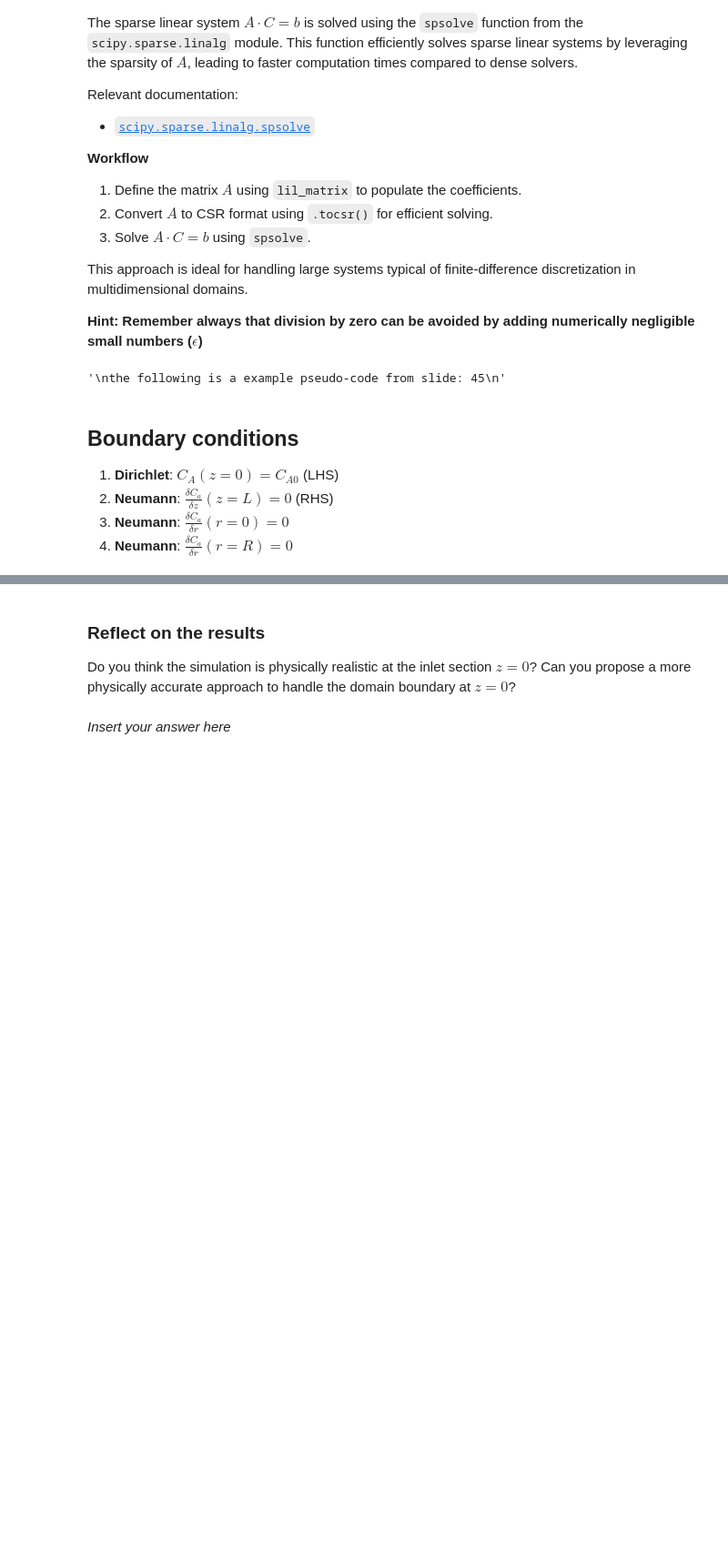
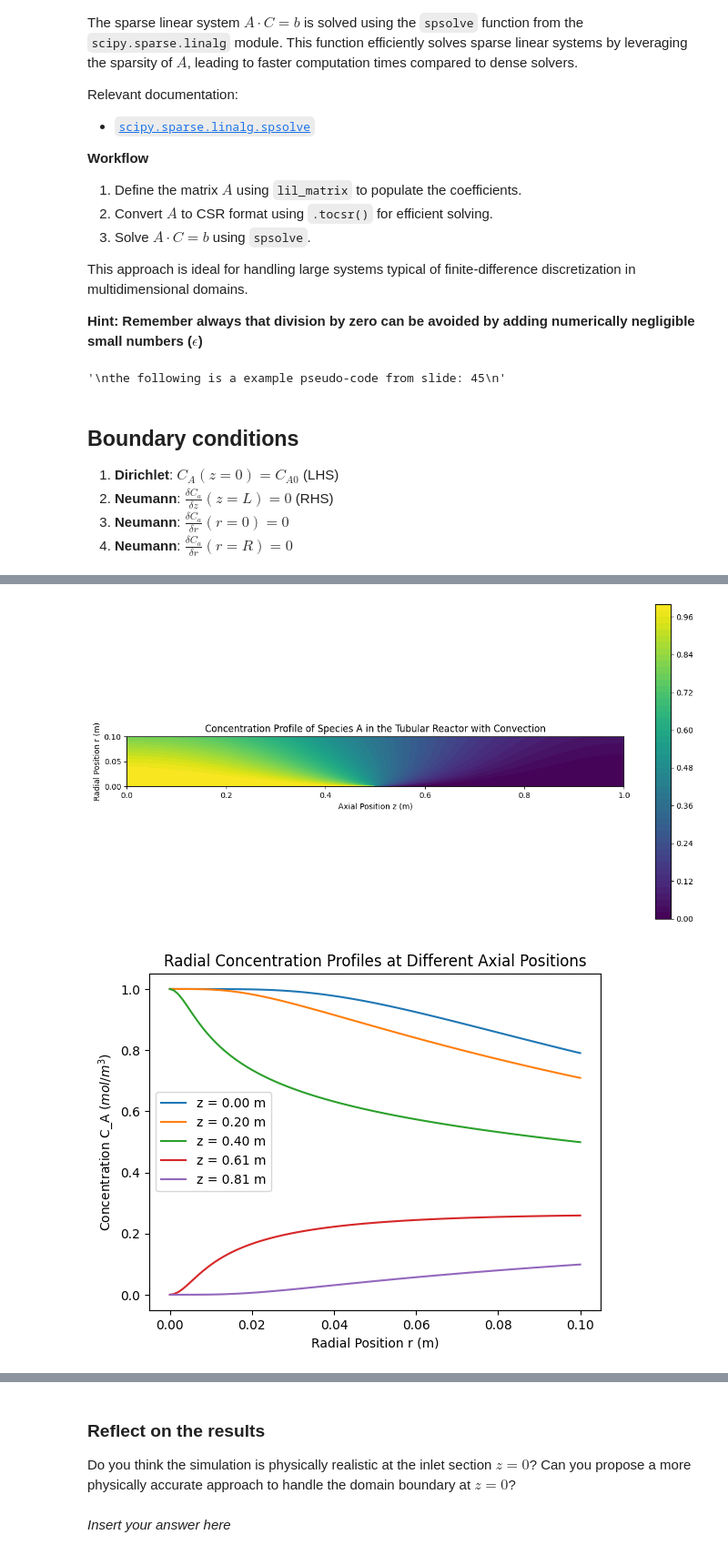
Before and after one commit to Xikiee/computational_practicum, a Jupyter notebook: q_2/redoing_assignments/Assignment_Q2_L3.ipynb, the cells around one changed output, grey strips where cells are left out. Shown at 91% size. Drawn from its saved outputs; the diff is of its cells as text; code cells hidden in the pictures; blank space fills up the shorter version.

```diff
--- a/q_2/redoing_assignments/Assignment_Q2_L3.ipynb
+++ b/q_2/redoing_assignments/Assignment_Q2_L3.ipynb
@@ -329,19 +396,26 @@ def build_rhs_vector(
     Returns:
         b (np.ndarray): RHS vector b.
     """
+    """
+    What do I know:
+        - I know that the first sub-matrix (n = 1) is an identity matrix because of the dirichlet bc where C(z=0) = CA0
+            However it was mentioned that: CA = CA0 in a specified radial frction of the inlet domain (this fraction represent the input nozzle to the reactor)
+            Therefore CA = CA0 only when r < inlet_fraction * R
+        - All other point however in the b matrix should be equal to zero
+    """
+
     # number of points
-    N = (N_z - 2) * (N_r - 2)
+    N = N_z * N_r                   # remeber that the number of points in the poisson matrix is N_z*N_r and the b vector must match that
 
-    # laplacian operators
-    L = (u_z/dz + D/dz**2)                      # Left
-    R = (D/dz**2)                               # Right
-    O = (-D/(r*dr) + D/dr**2)                   # Lower
-    U = (D/(r*dr) + D/dr**2)                    # Upper
-    D = (-u_z/dz - 2*D/dz**2 - 2*D/dr**2)       # Diagonal
-
-    #initiallizing the b vector
     b = np.zeros(N)
 
+    j_cutoff = int(N_r * inlet_fraction)        # notice that the inlet_fraction is a fraction of the number of points, not the fraction of the radius
+
+    for j in range(0,N_r):
+        n = 0 + j*N_z               # this come from the submatricies, where i must be zero (inlet condition z=0)
+        if j<j_cutoff:
+            b[n] = C_A0
+
     return b
 # %%
 grader.check("q2")
@@ -348,6 +424,7 @@ grader.check("q2")
 # %%
 def solve_system(A: lil_matrix, b: np.ndarray) -> np.ndarray:
-    sol = scipy.sparse.spsolve(A,b)
+    A = A.tocsr()   # remember that the A matrix was left in lil_matrix form becasue of the grader
+    sol = scipy.sparse.linalg.spsolve(A,b)
     return sol
 # %%
 # Parameters
@@ -367,42 +444,54 @@ inlet_fraction = (
 N_z = 100  # Number of grid points in z-direction (axial)
 N_r = 100  # Number of grid points in r-direction (radial)
 
-...
+# discretize the points
+z = np.linspace(0,L,N_z)
+r = np.linspace(0,R,N_r)
+
+# find the difference
+dz = z[1]- z[0]
+dr = r[1] - r[0]
+
+A = build_poisson_matrix(N_z, N_r, dz, dr, u_z, D, k, r)
+b = build_rhs_vector(N_z, N_r, C_A0, inlet_fraction)
 
 # Solve the linear system
 C = solve_system(A, b)
 # %%
 # Reshape the solution vector into a 2D array for plotting
-C_A = ...
+C_A = C.reshape((N_r, N_z))
 
 # Generate meshgrid for plotting
 Z, R_grid = np.meshgrid(z, r, indexing="ij")  # Use 'ij' indexing
 
 # Plot the concentration profile with actual dimensions
 plt.figure(figsize=(12, 6))  # Adjust figure size for better visualization
 cp = plt.contourf(Z, R_grid, C_A, levels=50, cmap="viridis")
 plt.colorbar(cp)
 plt.title("Concentration Profile of Species A in the Tubular Reactor with Convection")
 plt.xlabel("Axial Position z (m)")
 plt.ylabel("Radial Position r (m)")
 
 # Ensure the correct aspect ratio
 ax = plt.gca()
 ax.set_aspect(
     L / R, adjustable="datalim"
 )  # Set aspect ratio based on reactor dimensions
 plt.axis("scaled")  # Ensures equal scaling
 plt.tight_layout()
 plt.show()
 
 # Plot radial concentration profiles at different axial positions
 plt.figure()
 for i in range(0, N_z, int(N_z / 5)):
     plt.plot(r, C_A[i, :], label=f"z = {z[i]:.2f} m")
 plt.xlabel("Radial Position r (m)")
 plt.ylabel("Concentration C_A ($mol/m^3$)")
 plt.title("Radial Concentration Profiles at Different Axial Positions")
 plt.legend()
 plt.show()
+# %% [output]
+[figure, added]
+[figure, added]
 # %%
 grader.check("q3")
```
Also changed, not shown: parts of 6 cells of this notebook.
